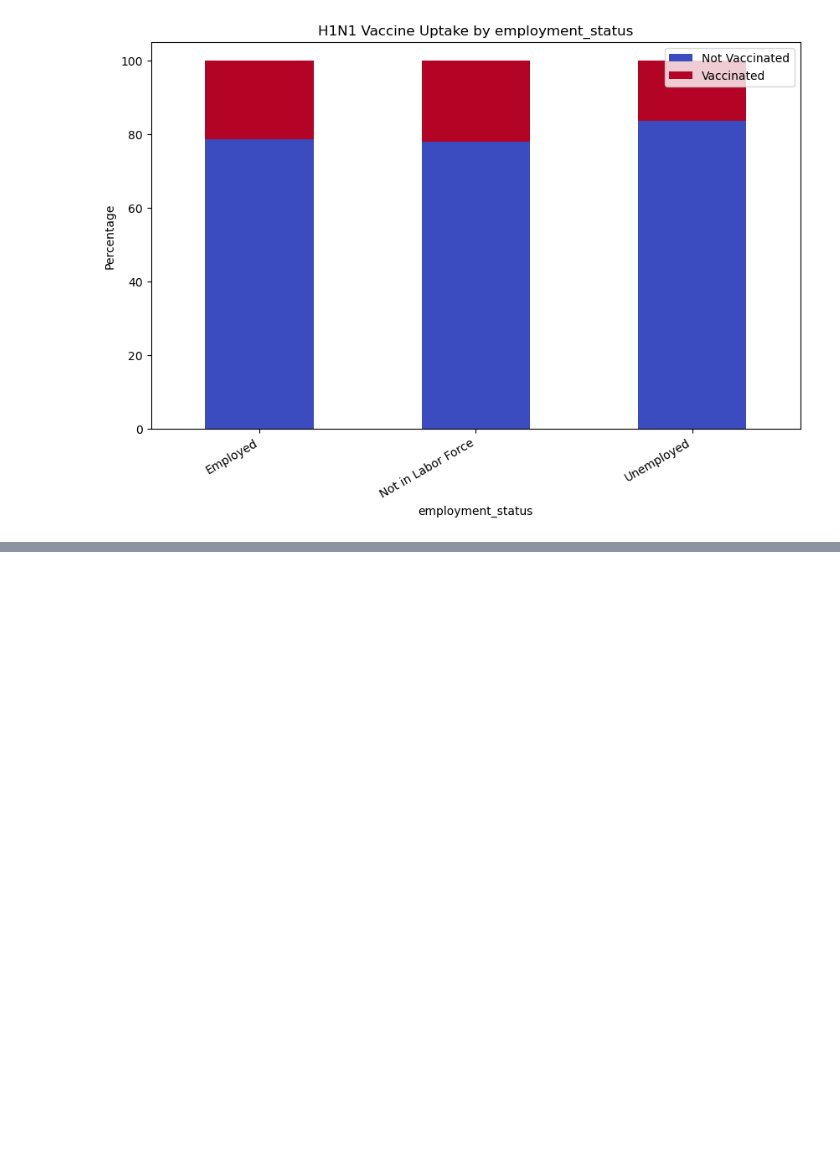
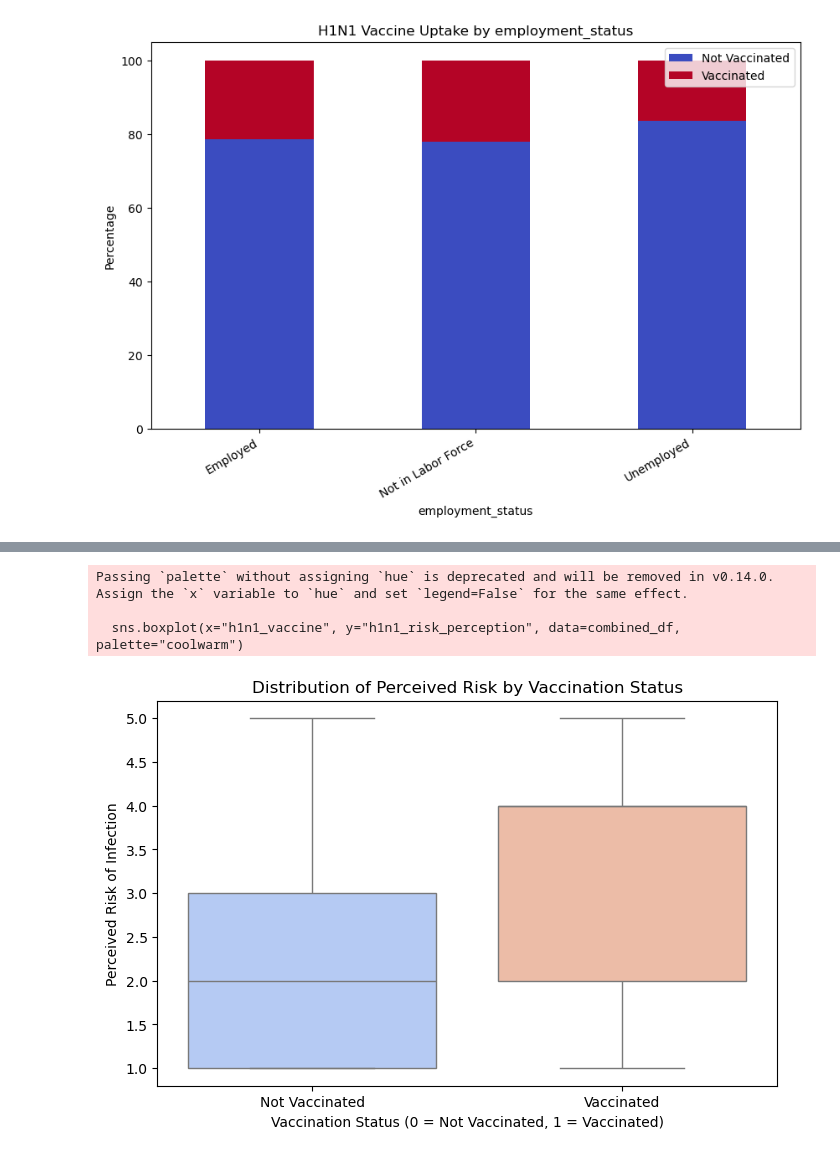
Before and after one commit to Day-hue/Phase-3-project, a Jupyter notebook: phase 3 project.ipynb, the cells around one changed output, grey strips where cells are left out. Saved outputs shown, nothing was run; the diff lists cells and outputs as text; code cells hidden in the pictures; blank space fills up the shorter version.

```diff
--- a/phase 3 project.ipynb
+++ b/phase 3 project.ipynb
@@ -1140,0 +1147,14 @@ Unique values: [0, 2, 1, 5, 3, 4, 7, 6]
+# %%
+plt.figure(figsize=(8, 5))
+sns.boxplot(x="h1n1_vaccine", y="h1n1_risk_perception", data=combined_df, palette="coolwarm")
+
+plt.title("Distribution of Perceived Risk by Vaccination Status")
+plt.xlabel("Vaccination Status (0 = Not Vaccinated, 1 = Vaccinated)")
+plt.ylabel("Perceived Risk of Infection")
+plt.xticks([0, 1], ['Not Vaccinated', 'Vaccinated'])
+plt.show()
+# %% [output]
+Passing `palette` without assigning `hue` is deprecated and will be removed in v0.14.0. Assign the `x` variable to `hue` and set `legend=False` for the same effect.
+
+  sns.boxplot(x="h1n1_vaccine", y="h1n1_risk_perception", data=combined_df, palette="coolwarm")
+[figure, added]
```
Also changed, not shown: parts of 25 cells of this notebook.
